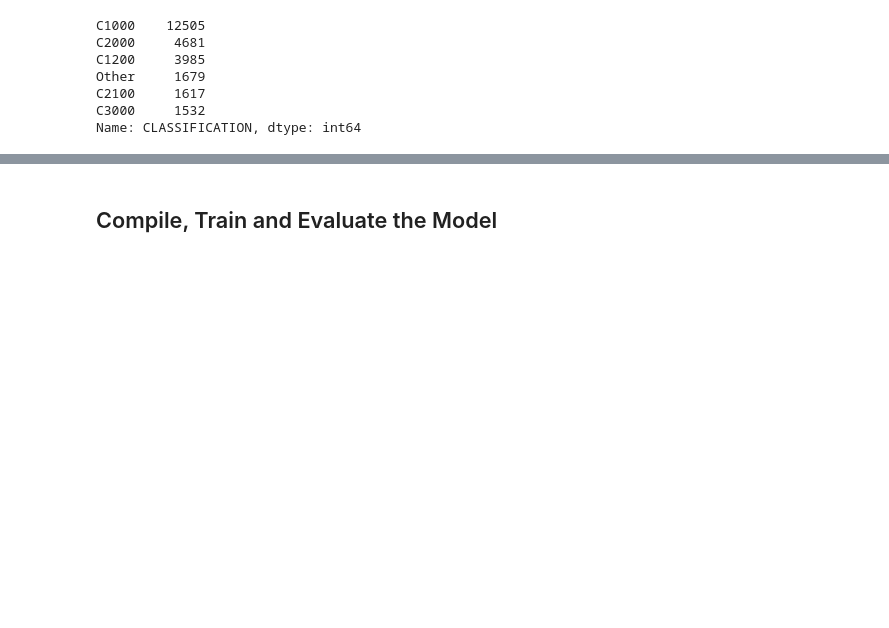
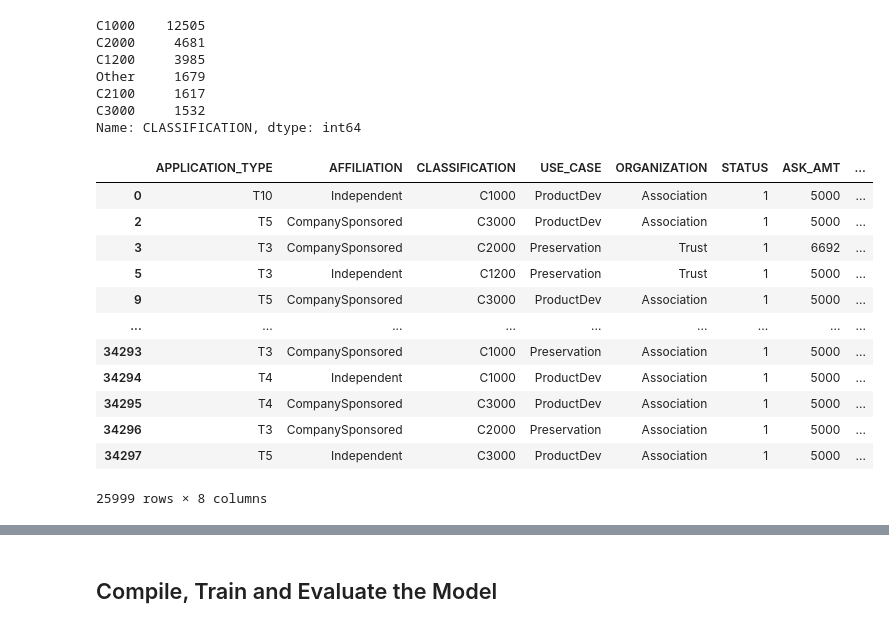
Before and after one commit to shrapple/deep-learning-challenge, a Jupyter notebook: Starter_Code_Optimization.ipynb, the cells around one changed output, grey strips where cells are left out. Drawn from its saved outputs; the diff is of its cells as text; code cells hidden in the pictures; blank space fills up the shorter version.

```diff
--- a/Starter_Code_Optimization.ipynb
+++ b/Starter_Code_Optimization.ipynb
@@ -224,6 +224,23 @@ Other     1679
 C2100     1617
 C3000     1532
 Name: CLASSIFICATION, dtype: int64
+# %%
+application_df = application_df.drop(['SPECIAL_CONSIDERATIONS', 'INCOME_AMT'], axis = 1)
+application_df
+# %% [output]
+|  | APPLICATION_TYPE | AFFILIATION | CLASSIFICATION | USE_CASE | ORGANIZATION | STATUS | ASK_AMT | ... |
+| 0 | T10 | Independent | C1000 | ProductDev | Association | 1 | 5000 | ... |
+| 2 | T5 | CompanySponsored | C3000 | ProductDev | Association | 1 | 5000 | ... |
+| 3 | T3 | CompanySponsored | C2000 | Preservation | Trust | 1 | 6692 | ... |
+| 5 | T3 | Independent | C1200 | Preservation | Trust | 1 | 5000 | ... |
+| 9 | T5 | CompanySponsored | C3000 | ProductDev | Association | 1 | 5000 | ... |
+| ... | ... | ... | ... | ... | ... | ... | ... | ... |
+| 34293 | T3 | CompanySponsored | C1000 | Preservation | Association | 1 | 5000 | ... |
+| 34294 | T4 | Independent | C1000 | ProductDev | Association | 1 | 5000 | ... |
+| 34295 | T4 | CompanySponsored | C3000 | ProductDev | Association | 1 | 5000 | ... |
+| 34296 | T3 | CompanySponsored | C2000 | Preservation | Association | 1 | 5000 | ... |
+| 34297 | T5 | Independent | C3000 | ProductDev | Association | 1 | 5000 | ... |
+25999 rows × 8 columns
 # %%
 # Convert categorical data to numeric with `pd.get_dummies`
 # application_df.dtypes
```
Also changed, not shown: parts of 11 cells of this notebook.
